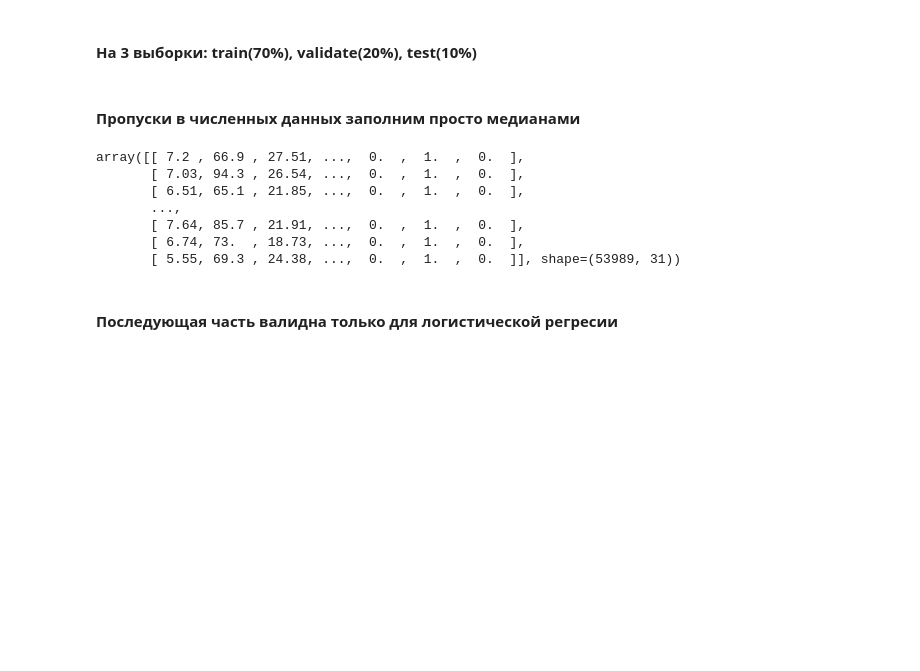
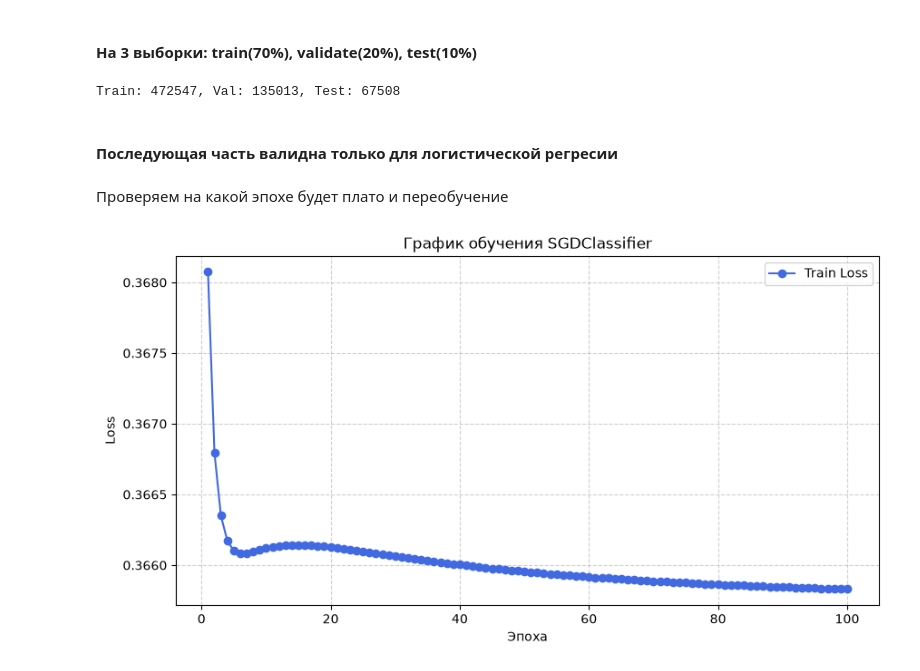
Before and after one commit to IlyaLyamin/Kaggle_students_health, a Jupyter notebook: log_reg.ipynb, the cells around one changed output. Cells and saved outputs as stored; diff of their text form; code cells hidden in the pictures; blank space fills up the shorter version.

Commit message:
loss history ready

```diff
--- a/log_reg.ipynb
+++ b/log_reg.ipynb
@@ -159,26 +155,60 @@ Y = df["health_condition"]
 # %% [markdown]
 #### На 3 выборки: train(70%), validate(20%), test(10%)
 # %%
-X_train, X_val, X_test = np.split(X, [int(0.7*M), int(0.9*M)])
-Y_train, Y_val, Y_test = np.split(Y, [int(0.7*M), int(0.9*M)])
+train_frac = 0.7
+val_frac = 0.2
+test_frac = 0.1
+
+train_end = int(len(df_shuffled) * train_frac)
+val_end = train_end + int(len(df_shuffled) * val_frac)
+
+df_train = df_shuffled.iloc[:train_end]
+df_val = df_shuffled.iloc[train_end:val_end]
+df_test = df_shuffled.iloc[val_end:]
+
+print(f"Train: {len(df_train)}, Val: {len(df_val)}, Test: {len(df_test)}")
+# %% [output]
+Train: 472547, Val: 135013, Test: 67508
-# %% [markdown]
-#### Пропуски в численных данных заполним просто медианами
-# %%
-from sklearn.impute import SimpleImputer
-
-Imputer_train = SimpleImputer(strategy='median')
-Imputer_train.fit_transform(X_train)
-Imputer_val = SimpleImputer(strategy='median')
-Imputer_val.fit_transform(X_val)
-Imputer_test = SimpleImputer(strategy='median')
-Imputer_test.fit_transform(X_test)
-# %% [output]
-array([[ 7.2 , 66.9 , 27.51, ...,  0.  ,  1.  ,  0.  ],
-       [ 7.03, 94.3 , 26.54, ...,  0.  ,  1.  ,  0.  ],
-       [ 6.51, 65.1 , 21.85, ...,  0.  ,  1.  ,  0.  ],
-       ...,
-       [ 7.64, 85.7 , 21.91, ...,  0.  ,  1.  ,  0.  ],
-       [ 6.74, 73.  , 18.73, ...,  0.  ,  1.  ,  0.  ],
-       [ 5.55, 69.3 , 24.38, ...,  0.  ,  1.  ,  0.  ]], shape=(53989, 31))
 # %% [markdown]
 #### Последующая часть валидна только для логистической регресии
+# %% [markdown]
+Проверяем на какой эпохе будет плато и переобучение
+# %%
+import numpy as np
+import pandas as pd
+import matplotlib.pyplot as plt
+from sklearn.linear_model import SGDClassifier
+from sklearn.preprocessing import RobustScaler
+from sklearn.metrics import log_loss
+
+columns_to_scal = ["sleep_duration", "heart_rate", "bmi", "calorie_expenditure", "step_count", "exercise_duration", "water_intake"]
+scaler = RobustScaler()
+df_train[columns_to_scal] = scaler.fit_transform(df_train[columns_to_scal])
+
+X_train = df_train[columns_to_scal]
+y_train = df_train['health_condition']
+
+sgd = SGDClassifier(loss='log_loss', eta0=0.01, shuffle=False)
+
+epochs = 100
+loss_history = []
+classes = np.unique(y_train)
+
+for epoch in range(epochs):
+    sgd.partial_fit(X_train, y_train, classes=classes)
+
+    y_pred_proba = sgd.predict_proba(X_train)
+
+    current_loss = log_loss(y_train, y_pred_proba)
+    loss_history.append(current_loss)
+
+plt.figure(figsize=(10, 5))
+plt.plot(range(1, epochs + 1), loss_history, marker='o', color='royalblue', label='Train Loss')
+plt.title('График обучения SGDClassifier')
+plt.xlabel('Эпоха')
+plt.ylabel('Loss')
+plt.grid(True, linestyle='--', alpha=0.6)
+plt.legend()
+plt.show()
+# %% [output]
+[figure, added]
```
Also changed, not shown: parts of 1 cell of this notebook, 1 other file.
